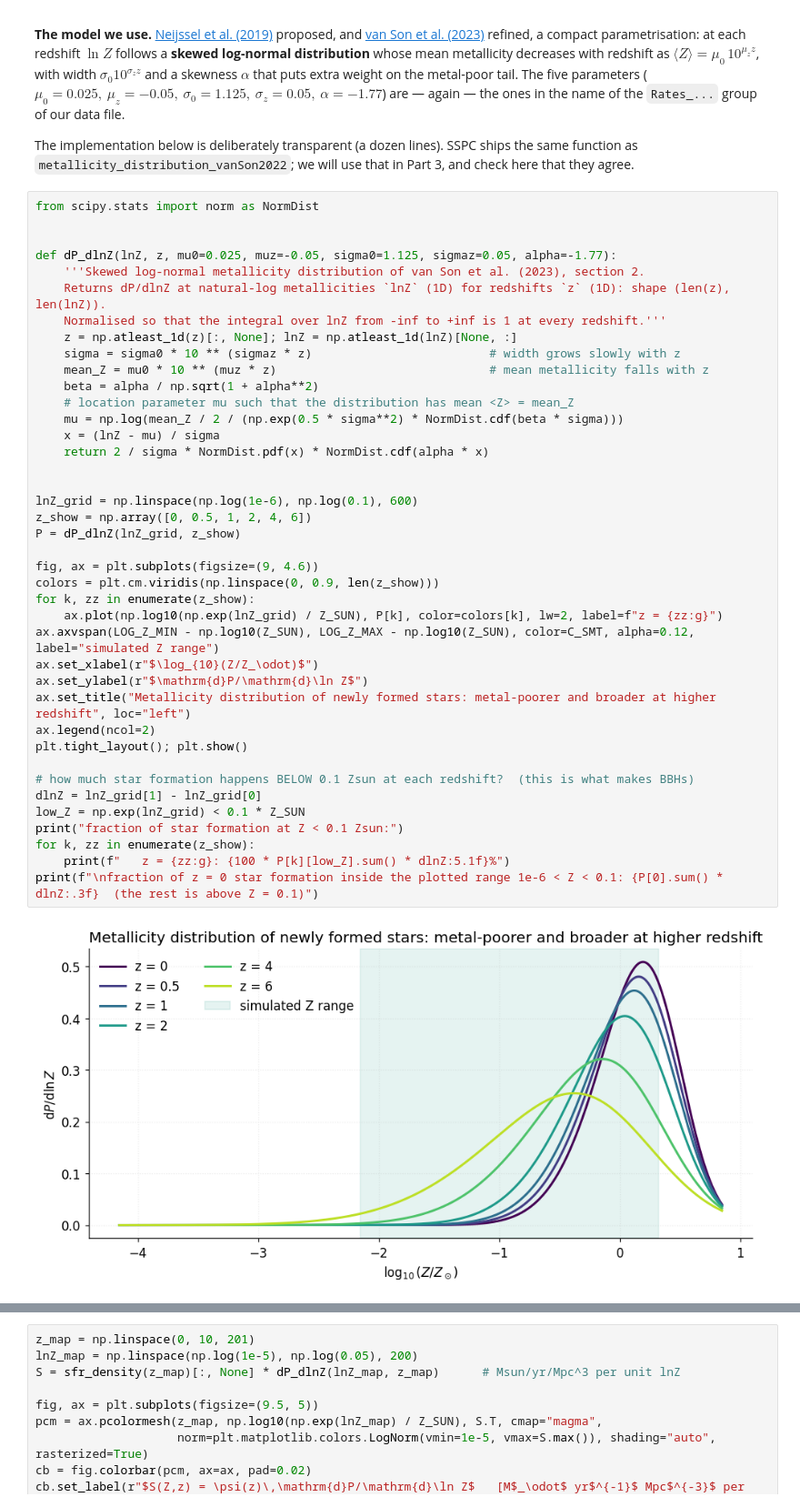
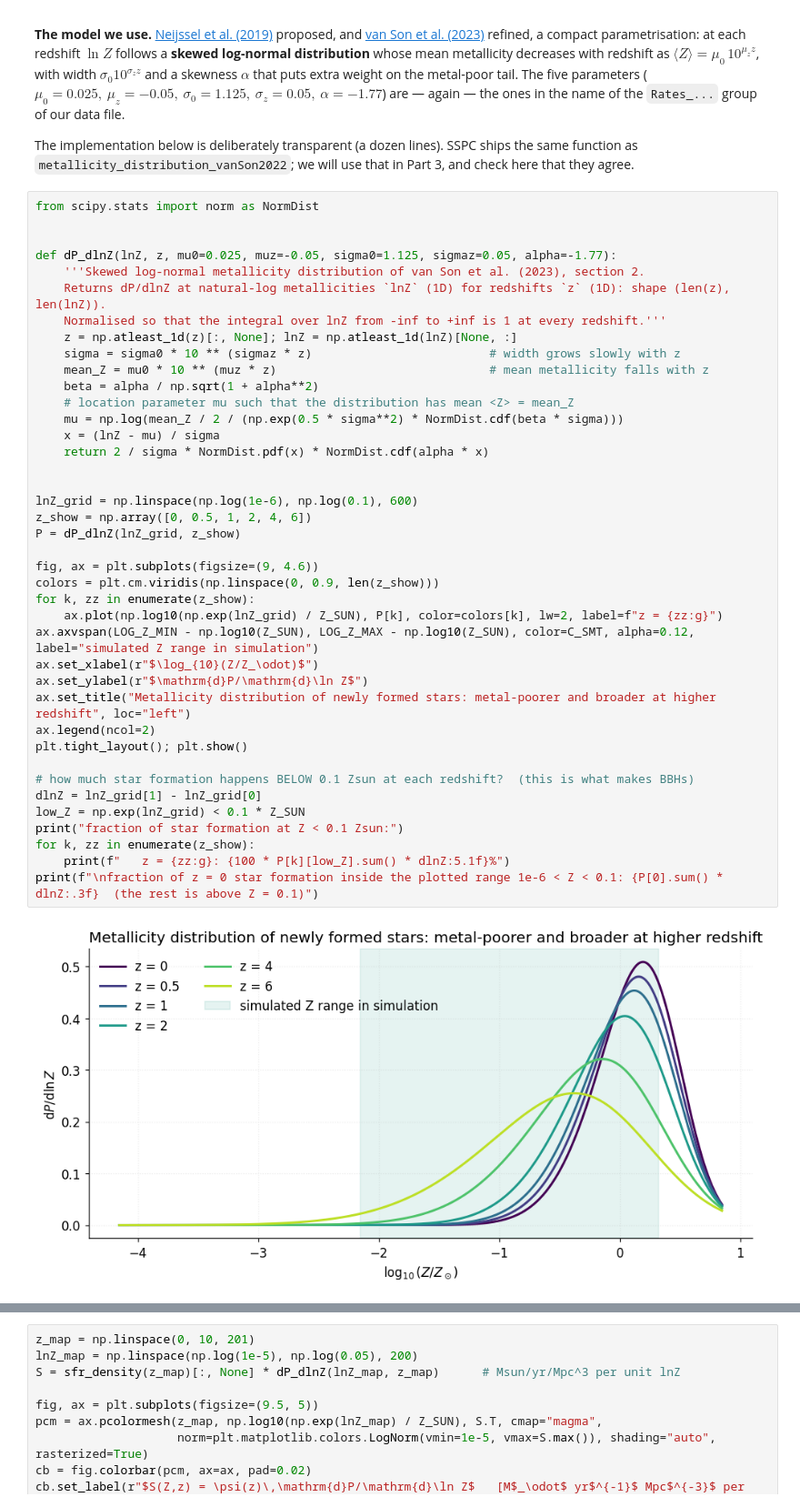
Before and after one commit to FloorBroekgaarden/GROWL-catalog-public, a Jupyter notebook: onboarding_growl/tutorial_3_cosmic_integration_predicting_merger_rates.ipynb, the cells around one changed output, grey strips where cells are left out. Shown at 91% size. Cells and saved outputs as stored; diff of their text form.

```diff
--- a/onboarding_growl/tutorial_3_cosmic_integration_predicting_merger_rates.ipynb
+++ b/onboarding_growl/tutorial_3_cosmic_integration_predicting_merger_rates.ipynb
@@ -810,35 +813,35 @@ def dP_dlnZ(lnZ, z, mu0=0.025, muz=-0.05, sigma0=1.125, sigmaz=0.05, alpha=-1.77
     mean_Z = mu0 * 10 ** (muz * z)                              # mean metallicity falls with z
     beta = alpha / np.sqrt(1 + alpha**2)
     # location parameter mu such that the distribution has mean <Z> = mean_Z
     mu = np.log(mean_Z / 2 / (np.exp(0.5 * sigma**2) * NormDist.cdf(beta * sigma)))
     x = (lnZ - mu) / sigma
     return 2 / sigma * NormDist.pdf(x) * NormDist.cdf(alpha * x)
 
 
 lnZ_grid = np.linspace(np.log(1e-6), np.log(0.1), 600)
 z_show = np.array([0, 0.5, 1, 2, 4, 6])
 P = dP_dlnZ(lnZ_grid, z_show)
 
 fig, ax = plt.subplots(figsize=(9, 4.6))
 colors = plt.cm.viridis(np.linspace(0, 0.9, len(z_show)))
 for k, zz in enumerate(z_show):
     ax.plot(np.log10(np.exp(lnZ_grid) / Z_SUN), P[k], color=colors[k], lw=2, label=f"z = {zz:g}")
-ax.axvspan(LOG_Z_MIN - np.log10(Z_SUN), LOG_Z_MAX - np.log10(Z_SUN), color=C_SMT, alpha=0.12, label="simulated Z range")
+ax.axvspan(LOG_Z_MIN - np.log10(Z_SUN), LOG_Z_MAX - np.log10(Z_SUN), color=C_SMT, alpha=0.12, label="simulated Z range in simulation")
 ax.set_xlabel(r"$\log_{10}(Z/Z_\odot)$")
 ax.set_ylabel(r"$\mathrm{d}P/\mathrm{d}\ln Z$")
 ax.set_title("Metallicity distribution of newly formed stars: metal-poorer and broader at higher redshift", loc="left")
 ax.legend(ncol=2)
 plt.tight_layout(); plt.show()
 
 # how much star formation happens BELOW 0.1 Zsun at each redshift?  (this is what makes BBHs)
 dlnZ = lnZ_grid[1] - lnZ_grid[0]
 low_Z = np.exp(lnZ_grid) < 0.1 * Z_SUN
 print("fraction of star formation at Z < 0.1 Zsun:")
 for k, zz in enumerate(z_show):
     print(f"   z = {zz:g}: {100 * P[k][low_Z].sum() * dlnZ:5.1f}%")
 print(f"\nfraction of z = 0 star formation inside the plotted range 1e-6 < Z < 0.1: {P[0].sum() * dlnZ:.3f}  (the rest is above Z = 0.1)")
 # %% [output]
-[figure, old version]
+[figure, new version]
 fraction of star formation at Z < 0.1 Zsun:
    z = 0:   0.3%
    z = 0.5:   0.5%
```
Also changed, not shown: parts of 6 cells of this notebook.
